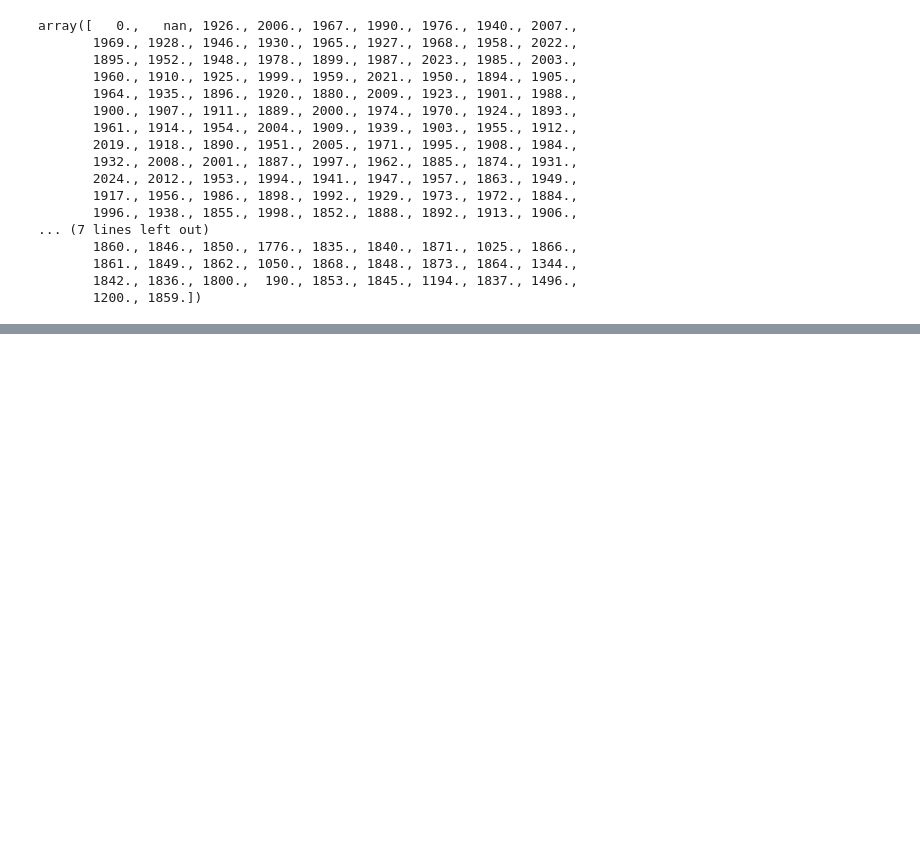
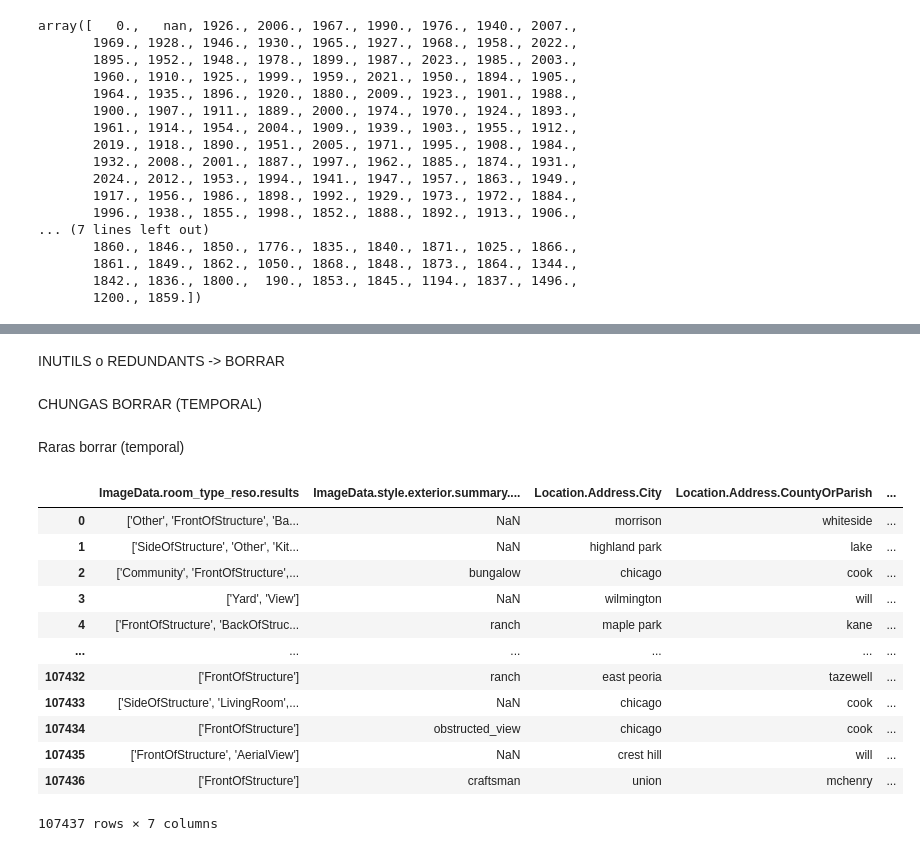
Before and after one commit to GenisLopez5/DatathonFME2024, a Jupyter notebook: main.ipynb, the cells around one changed output, grey strips where cells are left out. Cells and saved outputs as stored; diff of their text form; code cells hidden in the pictures; blank space fills up the shorter version.

```diff
--- a/main.ipynb
+++ b/main.ipynb
@@ -156,0 +173,2 @@ columnes_categoriques.head()
+# %% [markdown]
+INUTILS o REDUNDANTS -> BORRAR
@@ -156,0 +225,37 @@ columnes_categoriques.head()
+# %% [markdown]
+CHUNGAS BORRAR (TEMPORAL)
+# %%
+# DROP
+columnes_categoriques = columnes_categoriques.drop('UnitTypes.UnitTypeType', axis=1)
+columnes_categoriques = columnes_categoriques.drop('Structure.ParkingFeatures', axis=1)
+columnes_categoriques = columnes_categoriques.drop('Structure.Heating', axis=1)
+columnes_categoriques = columnes_categoriques.drop('Structure.Cooling', axis=1)
+columnes_categoriques = columnes_categoriques.drop('Structure.Basement', axis=1)
+# columnes_categoriques = columnes_categoriques.drop('ImageData.room_type_reso.results', axis=1)
+columnes_categoriques = columnes_categoriques.drop('ImageData.features_reso.results', axis=1)
+columnes_categoriques = columnes_categoriques.drop('Characteristics.LotFeatures', axis=1)
+# %% [markdown]
+Raras borrar (temporal)
+# %%
+# Drop all census
+columnes_categoriques = columnes_categoriques.drop('Location.Address.CensusBlock', axis=1)
+columnes_categoriques = columnes_categoriques.drop('Location.Address.CensusTract', axis=1)
+
+# drop Listing.Date.CloseDate
+columnes_categoriques = columnes_categoriques.drop('Listing.Dates.CloseDate', axis=1)
+# %%
+columnes_categoriques
+# %% [output]
+|  | ImageData.room_type_reso.results | ImageData.style.exterior.summary.... | Location.Address.City | Location.Address.CountyOrParish | ... |
+| 0 | ['Other', 'FrontOfStructure', 'Ba... | NaN | morrison | whiteside | ... |
+| 1 | ['SideOfStructure', 'Other', 'Kit... | NaN | highland park | lake | ... |
+| 2 | ['Community', 'FrontOfStructure',... | bungalow | chicago | cook | ... |
+| 3 | ['Yard', 'View'] | NaN | wilmington | will | ... |
+| 4 | ['FrontOfStructure', 'BackOfStruc... | ranch | maple park | kane | ... |
+| ... | ... | ... | ... | ... | ... |
+| 107432 | ['FrontOfStructure'] | ranch | east peoria | tazewell | ... |
+| 107433 | ['SideOfStructure', 'LivingRoom',... | NaN | chicago | cook | ... |
+| 107434 | ['FrontOfStructure'] | obstructed_view | chicago | cook | ... |
+| 107435 | ['FrontOfStructure', 'AerialView'] | NaN | crest hill | will | ... |
+| 107436 | ['FrontOfStructure'] | craftsman | union | mchenry | ... |
+107437 rows × 7 columns
```
Also changed, not shown: parts of 22 cells of this notebook.
